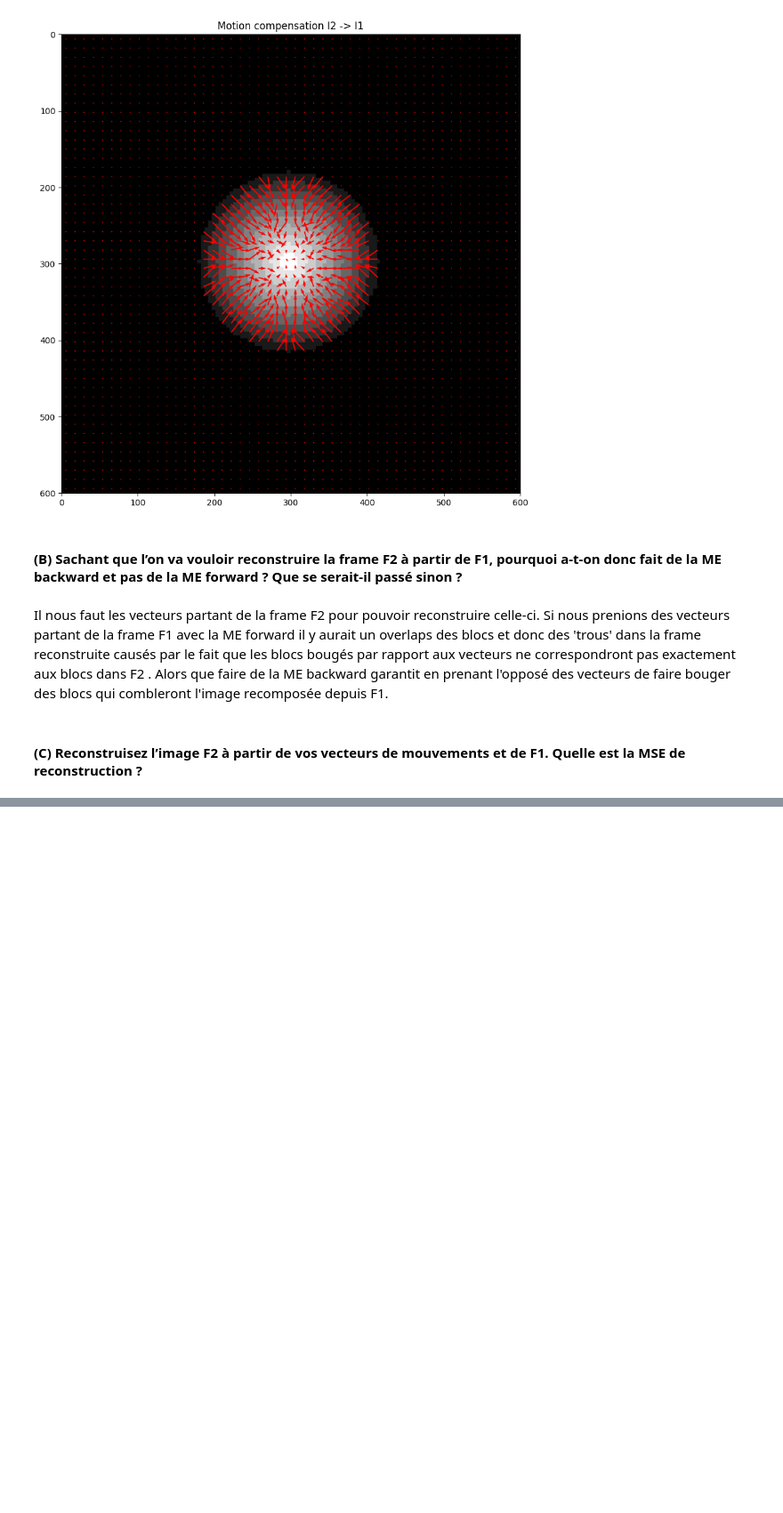
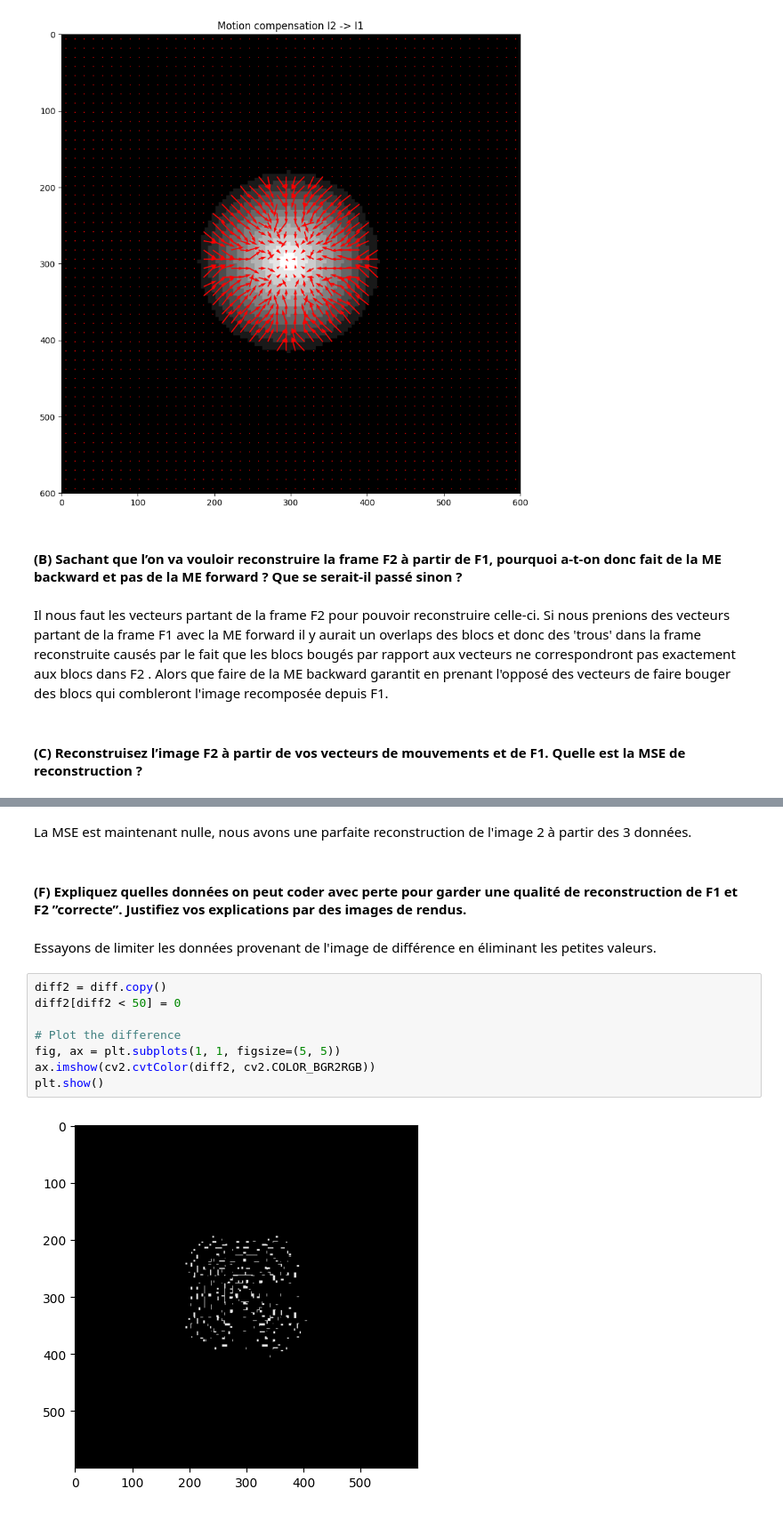
Before and after one commit to Coartix/VIdeoProcessing, a Jupyter notebook: Motion Compensation.ipynb, the cells around one changed output, grey strips where cells are left out. Shown: that part at 89% size. Cells and saved outputs as stored; diff of their text form; blank space fills up the shorter version.

```diff
--- a/Motion Compensation.ipynb
+++ b/Motion Compensation.ipynb
@@ -142,0 +237,16 @@ Il nous faut les vecteurs partant de la frame F2 pour pouvoir reconstruire celle
+# %% [markdown]
+La MSE est maintenant nulle, nous avons une parfaite reconstruction de l'image 2 à partir des 3 données.
+# %% [markdown]
+#### (F) Expliquez quelles données on peut coder avec perte pour garder une qualité de reconstruction de F1 et F2 ”correcte”. Justifiez vos explications par des images de rendus.
+# %% [markdown]
+Essayons de limiter les données provenant de l'image de différence en éliminant les petites valeurs.
+# %%
+diff2 = diff.copy()
+diff2[diff2 < 50] = 0
+
+# Plot the difference
+fig, ax = plt.subplots(1, 1, figsize=(5, 5))
+ax.imshow(cv2.cvtColor(diff2, cv2.COLOR_BGR2RGB))
+plt.show()
+# %% [output]
+[figure, added]
```
Also changed, not shown: parts of 24 cells of this notebook.
